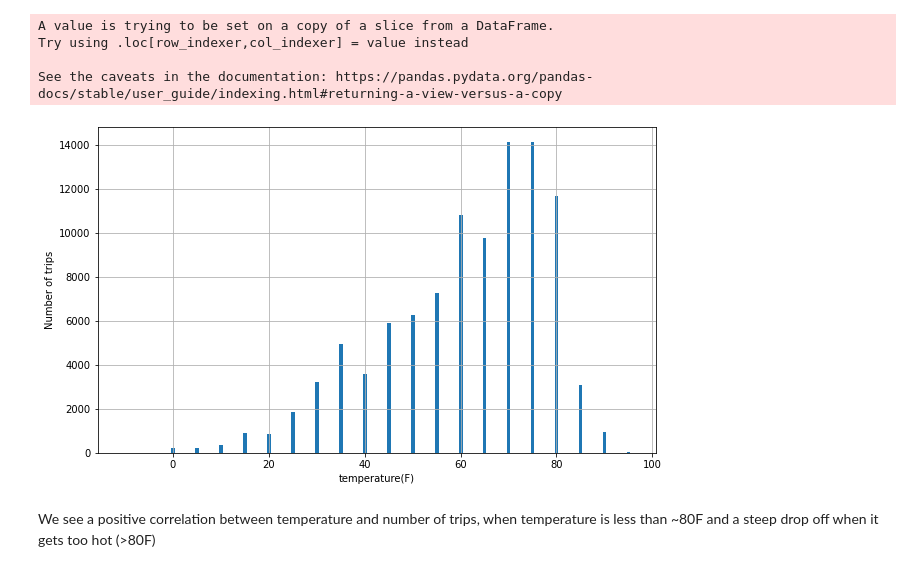
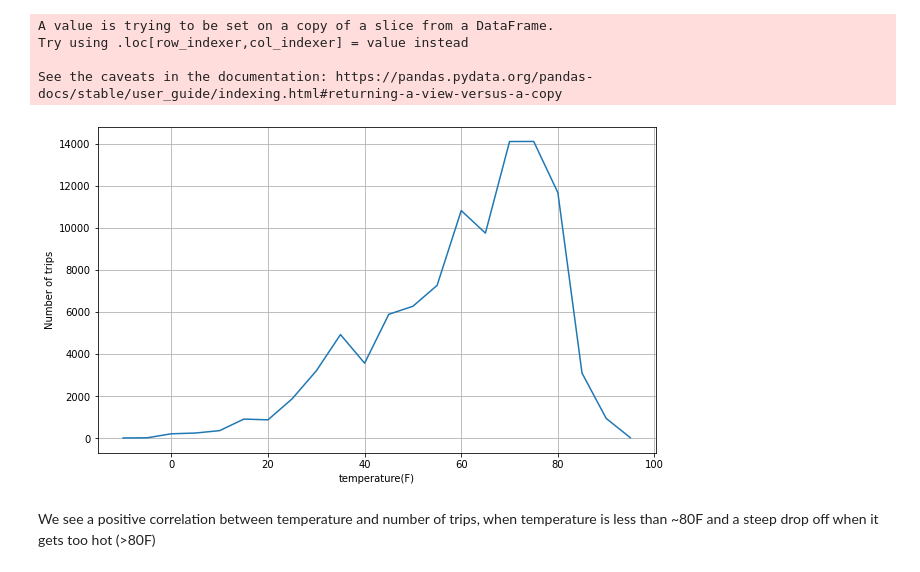
Before and after one commit to c-perumalla/cbs_challenge, a Jupyter notebook: cbs_challenge/notebooks/Exploration.ipynb, the cells around one changed output. Cells and saved outputs as stored; diff of their text form; code cells hidden in the pictures.

```diff
--- a/cbs_challenge/notebooks/Exploration.ipynb
+++ b/cbs_challenge/notebooks/Exploration.ipynb
@@ -89,12 +91,12 @@ See the caveats in the documentation: https://pandas.pydata.org/pandas-docs/stab
 # %%
 sorted_tmp = tmp_grp
 fig, ax = plt.subplots(figsize=(10,6))
-ax.bar(sorted_tmp.index, sorted_tmp['num_trips'])
+ax.plot(sorted_tmp.index, sorted_tmp['num_trips'])
 ax.set_xlabel('temperature(F)')
 ax.set_ylabel('Number of trips')
 ax.grid()
 # %% [output]
-[figure, old version]
+[figure, new version]
 # %% [markdown]
 We see a positive correlation between temperature and number of trips, when temperature is less than ~80F and a steep drop off when it gets too hot (>80F)
 # %% [markdown]
```
Also changed, not shown: parts of 9 cells of this notebook.
